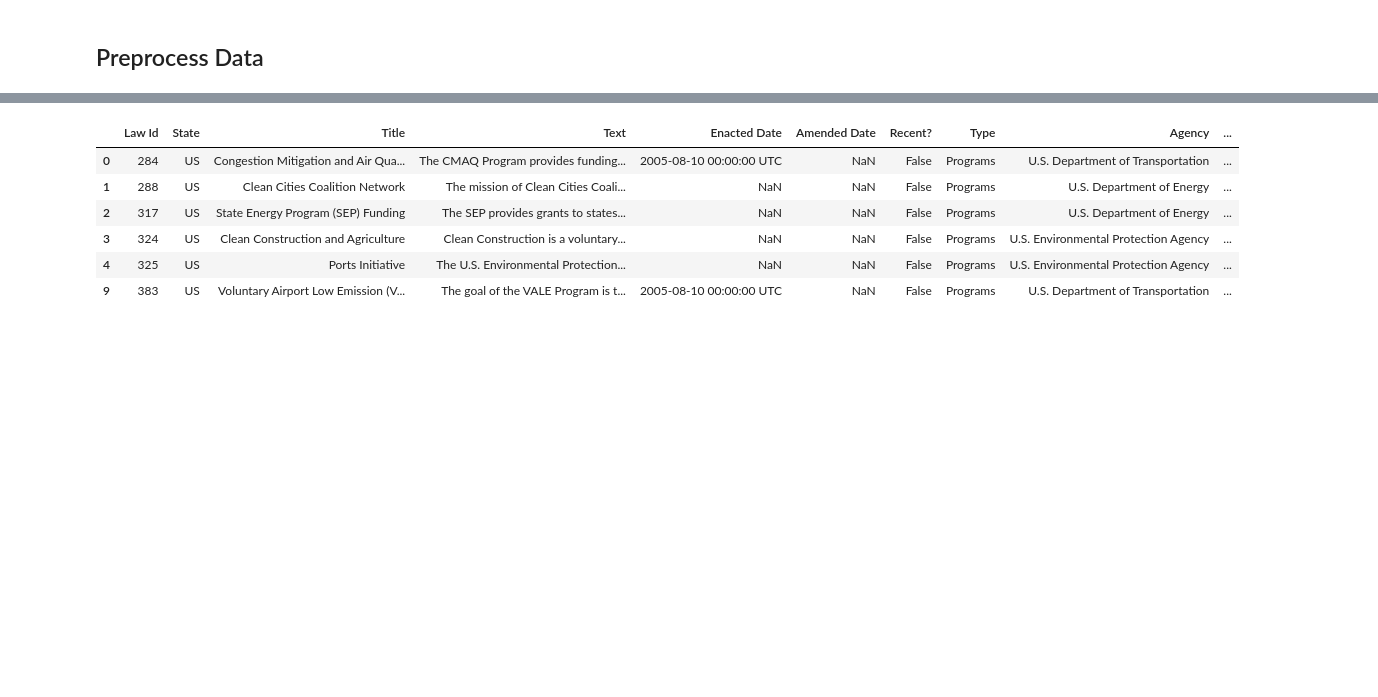
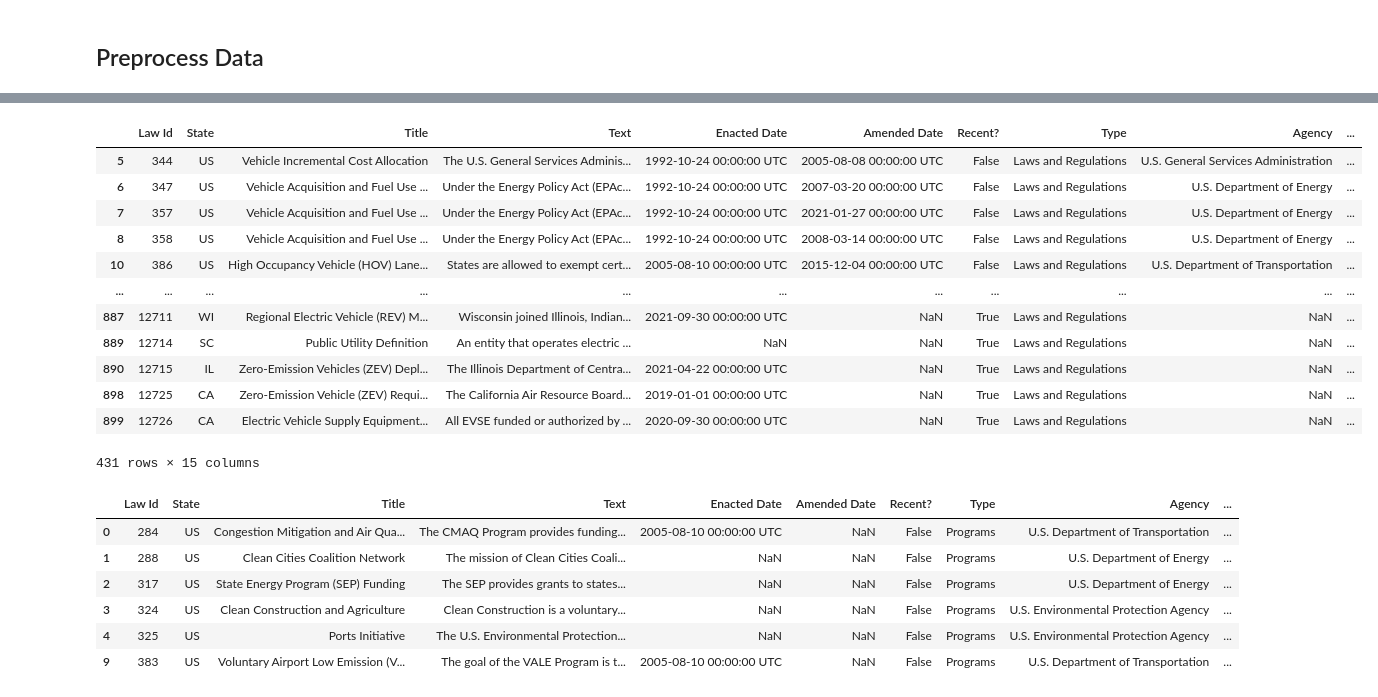
Before and after one commit to verociraptor/ev-analysis-data-science, a Jupyter notebook: ev_incentives_vs_ev_models.ipynb, the cells around one changed output, grey strips where cells are left out. Saved outputs shown, nothing was run; the diff lists cells and outputs as text; code cells hidden in the pictures; blank space fills up the shorter version.

```diff
--- a/ev_incentives_vs_ev_models.ipynb
+++ b/ev_incentives_vs_ev_models.ipynb
@@ -95,6 +110,21 @@ ev_incentives_df = ev_current_laws_df[ev_current_laws_df['Type'].str.contains("I
 # %%
 # get only laws
 ev_laws_df = ev_current_laws_df[ev_current_laws_df['Type'].str.contains('Laws and Regulations')]
+ev_laws_df
+# %% [output]
+|  | Law Id | State | Title | Text | Enacted Date | Amended Date | Recent? | Type | Agency | ... |
+| 5 | 344 | US | Vehicle Incremental Cost Allocation | The U.S. General Services Adminis... | 1992-10-24 00:00:00 UTC | 2005-08-08 00:00:00 UTC | False | Laws and Regulations | U.S. General Services Administration | ... |
+| 6 | 347 | US | Vehicle Acquisition and Fuel Use ... | Under the Energy Policy Act (EPAc... | 1992-10-24 00:00:00 UTC | 2007-03-20 00:00:00 UTC | False | Laws and Regulations | U.S. Department of Energy | ... |
+| 7 | 357 | US | Vehicle Acquisition and Fuel Use ... | Under the Energy Policy Act (EPAc... | 1992-10-24 00:00:00 UTC | 2021-01-27 00:00:00 UTC | False | Laws and Regulations | U.S. Department of Energy | ... |
+| 8 | 358 | US | Vehicle Acquisition and Fuel Use ... | Under the Energy Policy Act (EPAc... | 1992-10-24 00:00:00 UTC | 2008-03-14 00:00:00 UTC | False | Laws and Regulations | U.S. Department of Energy | ... |
+| 10 | 386 | US | High Occupancy Vehicle (HOV) Lane... | States are allowed to exempt cert... | 2005-08-10 00:00:00 UTC | 2015-12-04 00:00:00 UTC | False | Laws and Regulations | U.S. Department of Transportation | ... |
+| ... | ... | ... | ... | ... | ... | ... | ... | ... | ... | ... |
+| 887 | 12711 | WI | Regional Electric Vehicle (REV) M... | Wisconsin joined Illinois, Indian... | 2021-09-30 00:00:00 UTC | NaN | True | Laws and Regulations | NaN | ... |
+| 889 | 12714 | SC | Public Utility Definition | An entity that operates electric ... | NaN | NaN | True | Laws and Regulations | NaN | ... |
+| 890 | 12715 | IL | Zero-Emission Vehicles (ZEV) Depl... | The Illinois Department of Centra... | 2021-04-22 00:00:00 UTC | NaN | True | Laws and Regulations | NaN | ... |
+| 898 | 12725 | CA | Zero-Emission Vehicle (ZEV) Requi... | The California Air Resource Board... | 2019-01-01 00:00:00 UTC | NaN | True | Laws and Regulations | NaN | ... |
+| 899 | 12726 | CA | Electric Vehicle Supply Equipment... | All EVSE funded or authorized by ... | 2020-09-30 00:00:00 UTC | NaN | True | Laws and Regulations | NaN | ... |
+431 rows × 15 columns
 # %%
 # not sure what programs are but here they are
 ev_programs_df = ev_current_laws_df[ev_current_laws_df['Type'].str.contains('Programs')]
```
Also changed, not shown: parts of 13 cells of this notebook, 1 other file.
